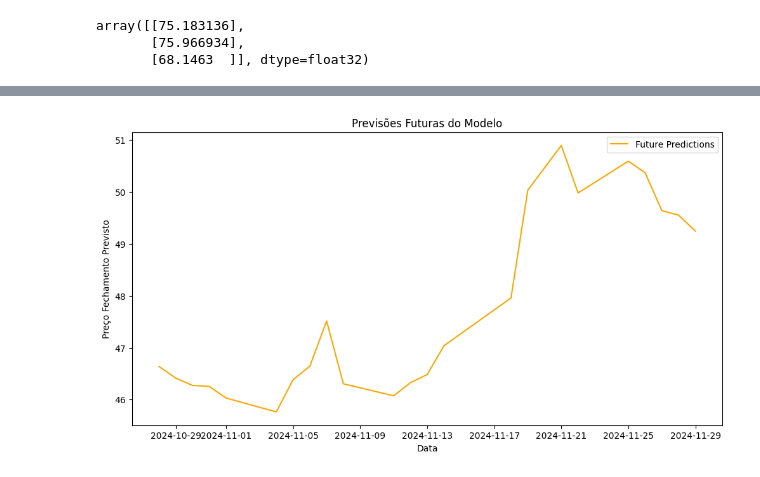
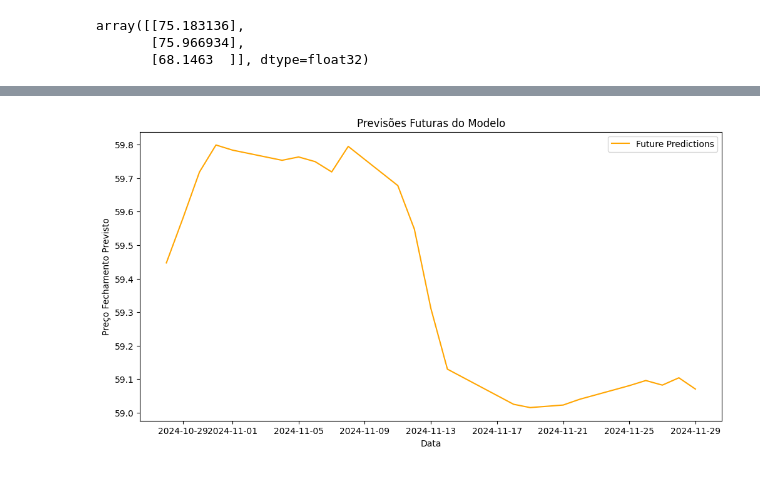
Before and after one commit to OtavioDaflonC/FinDash, a Jupyter notebook: src/notebooks/lstm_good_successcase.ipynb, the cells around one changed output, grey strips where cells are left out. Saved outputs shown, nothing was run; the diff lists cells and outputs as text; code cells hidden in the pictures.

```diff
--- a/src/notebooks/lstm_good_successcase.ipynb
+++ b/src/notebooks/lstm_good_successcase.ipynb
@@ -161,7 +166,7 @@ def train_model(ticker, start_date, end_date, window_size):
 
 
 # Parâmetros do modelo
-ticker = 'UNIP6.SA'
+ticker = 'VALE3.SA'
 start_date = '2024-01-08'
 end_date = '2024-11-29'
 window_size = 5
@@ -249 +254 @@ Epoch 65/65
-[figure, old version]
+[figure, new version]
```
Also changed, not shown: parts of 4 cells of this notebook.
